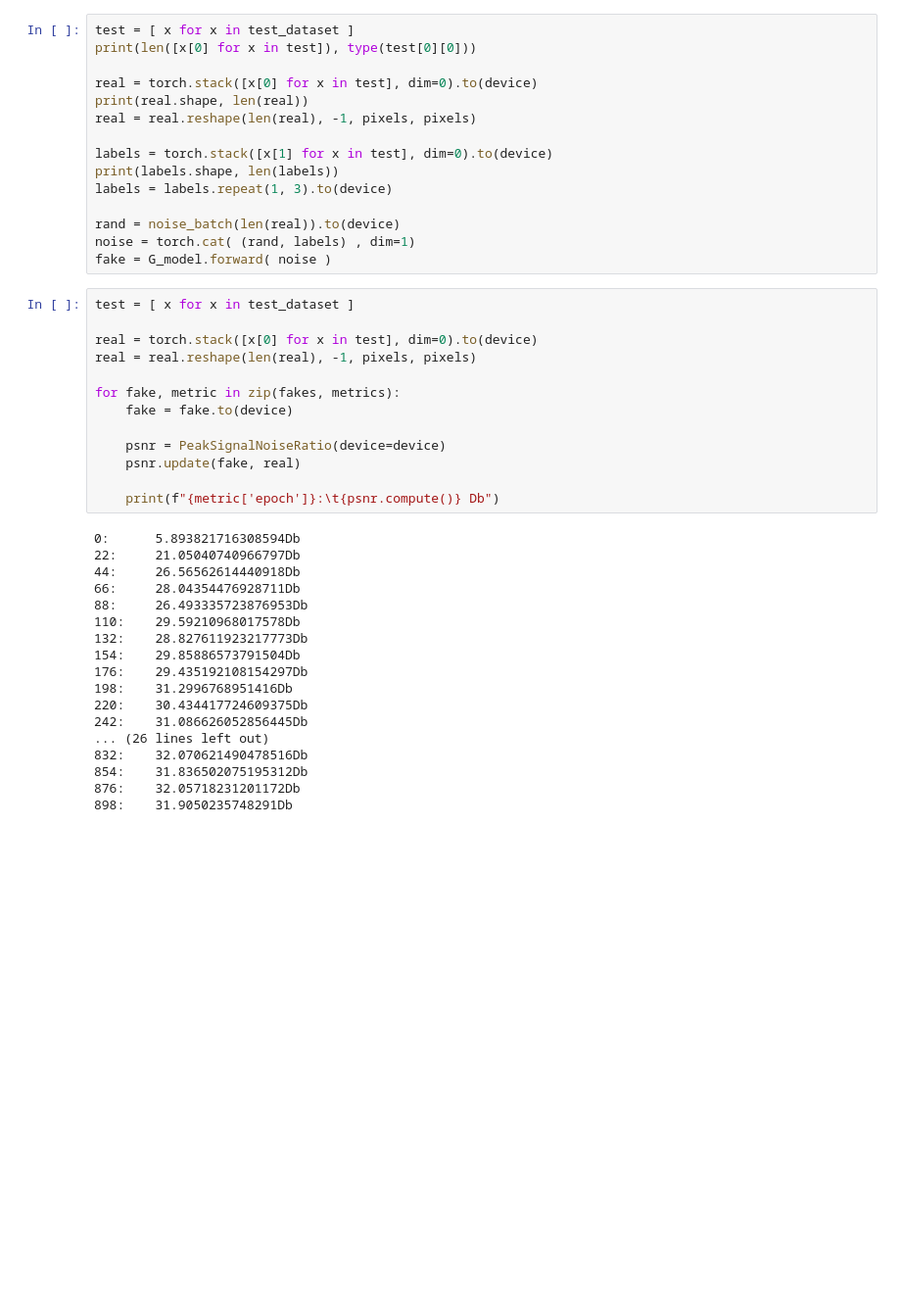
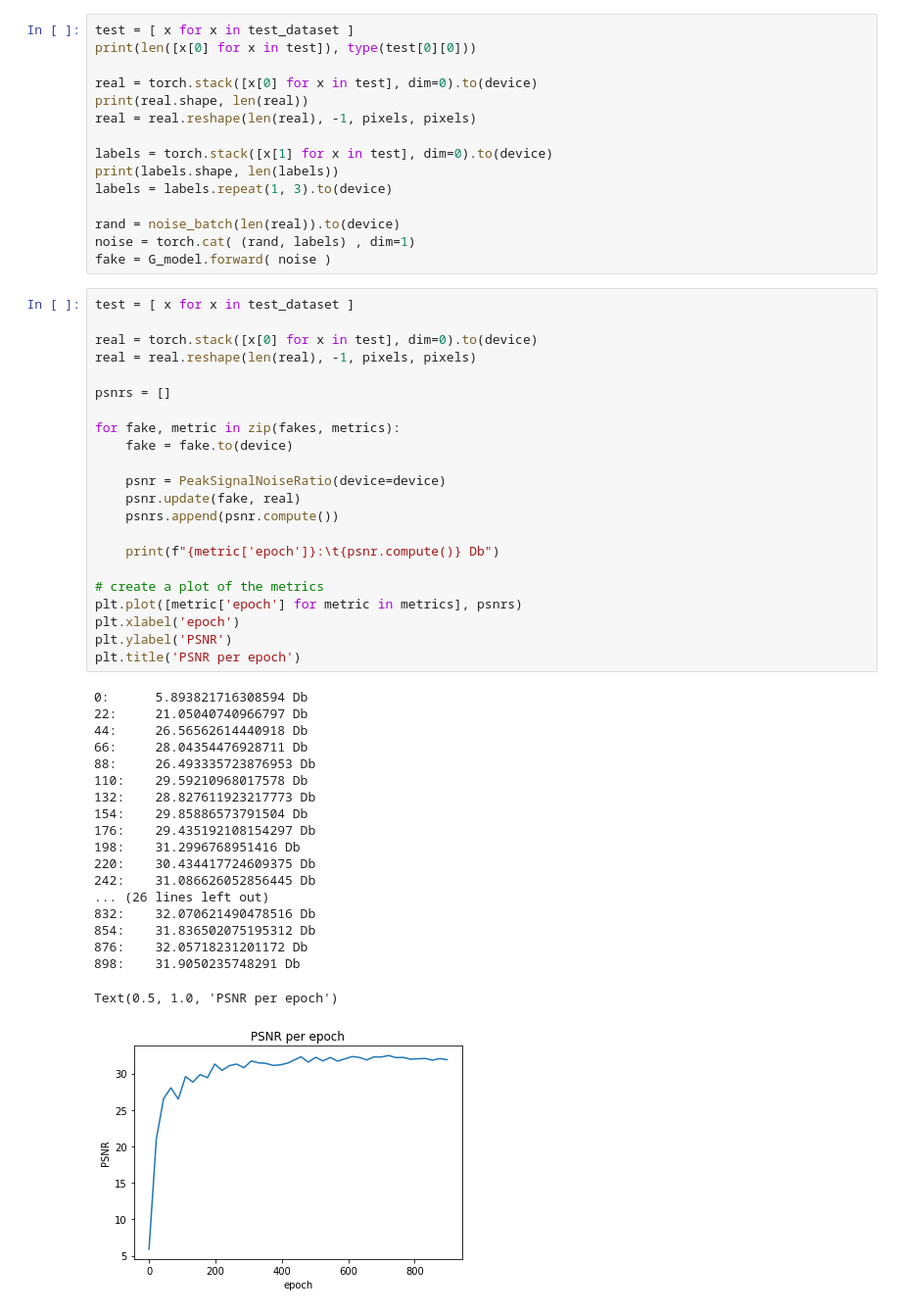
Before and after one commit to JoeyShapiro/blast-furnace-cgan, a Jupyter notebook: cgan.ipynb, the cells around one changed output. Shown at 98% size. Cells and saved outputs as stored; diff of their text form; blank space fills up the shorter version.

Commit message:
added chart

```diff
--- a/cgan.ipynb
+++ b/cgan.ipynb
@@ -989,31 +989,42 @@ fake = G_model.forward( noise )
 # %%
 test = [ x for x in test_dataset ]
 
 real = torch.stack([x[0] for x in test], dim=0).to(device)
 real = real.reshape(len(real), -1, pixels, pixels)
 
+psnrs = []
+
 for fake, metric in zip(fakes, metrics):
     fake = fake.to(device)
 
     psnr = PeakSignalNoiseRatio(device=device)
     psnr.update(fake, real)
+    psnrs.append(psnr.compute())
 
     print(f"{metric['epoch']}:\t{psnr.compute()} Db")
+
+# create a plot of the metrics
+plt.plot([metric['epoch'] for metric in metrics], psnrs)
+plt.xlabel('epoch')
+plt.ylabel('PSNR')
+plt.title('PSNR per epoch')
 # %% [output]
-0:      5.893821716308594Db
-22:     21.05040740966797Db
-44:     26.56562614440918Db
-66:     28.04354476928711Db
-88:     26.493335723876953Db
-110:    29.59210968017578Db
-132:    28.827611923217773Db
-154:    29.85886573791504Db
-176:    29.435192108154297Db
-198:    31.2996768951416Db
-220:    30.434417724609375Db
-242:    31.086626052856445Db
+0:      5.893821716308594 Db
+22:     21.05040740966797 Db
+44:     26.56562614440918 Db
+66:     28.04354476928711 Db
+88:     26.493335723876953 Db
+110:    29.59210968017578 Db
+132:    28.827611923217773 Db
+154:    29.85886573791504 Db
+176:    29.435192108154297 Db
+198:    31.2996768951416 Db
+220:    30.434417724609375 Db
+242:    31.086626052856445 Db
 ... (26 lines left out)
-832:    32.070621490478516Db
-854:    31.836502075195312Db
-876:    32.05718231201172Db
-898:    31.9050235748291Db
+832:    32.070621490478516 Db
+854:    31.836502075195312 Db
+876:    32.05718231201172 Db
+898:    31.9050235748291 Db
+Text(0.5, 1.0, 'PSNR per epoch')
+[figure, added]
```
